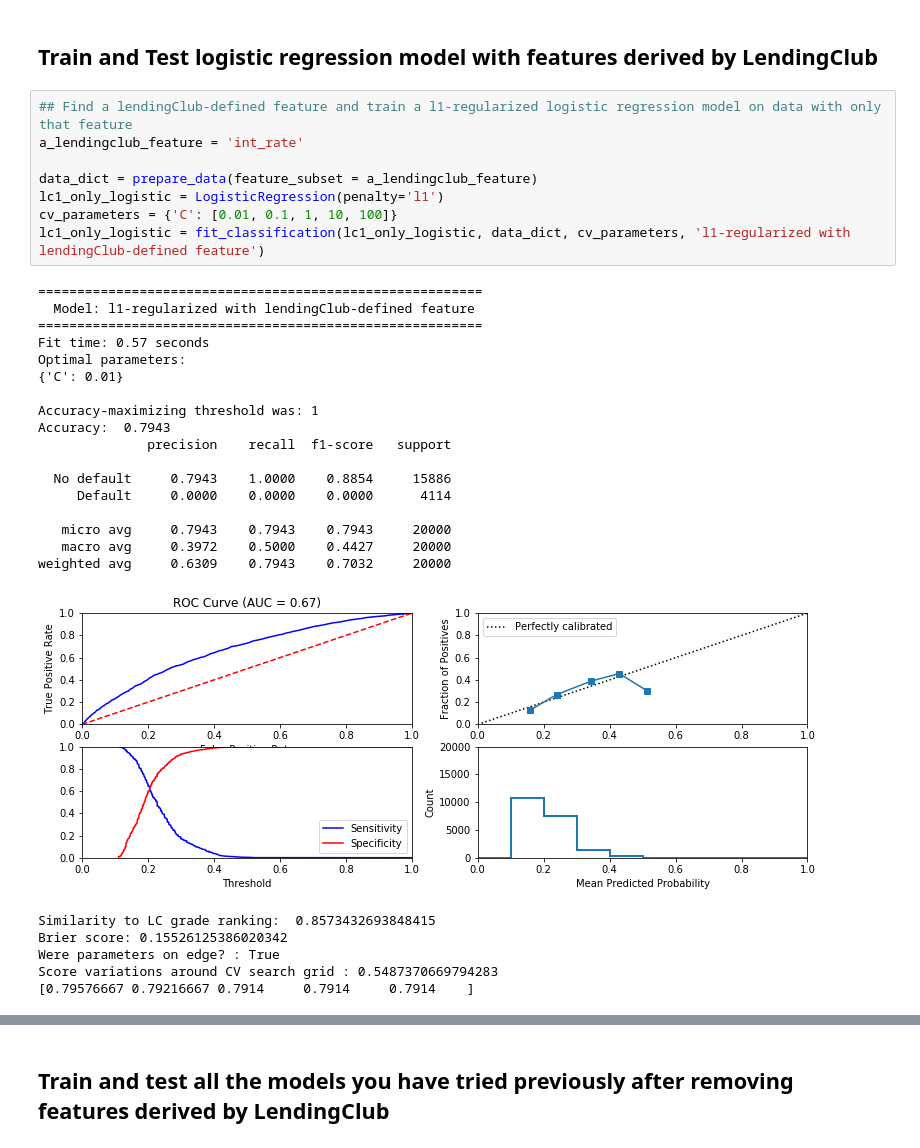
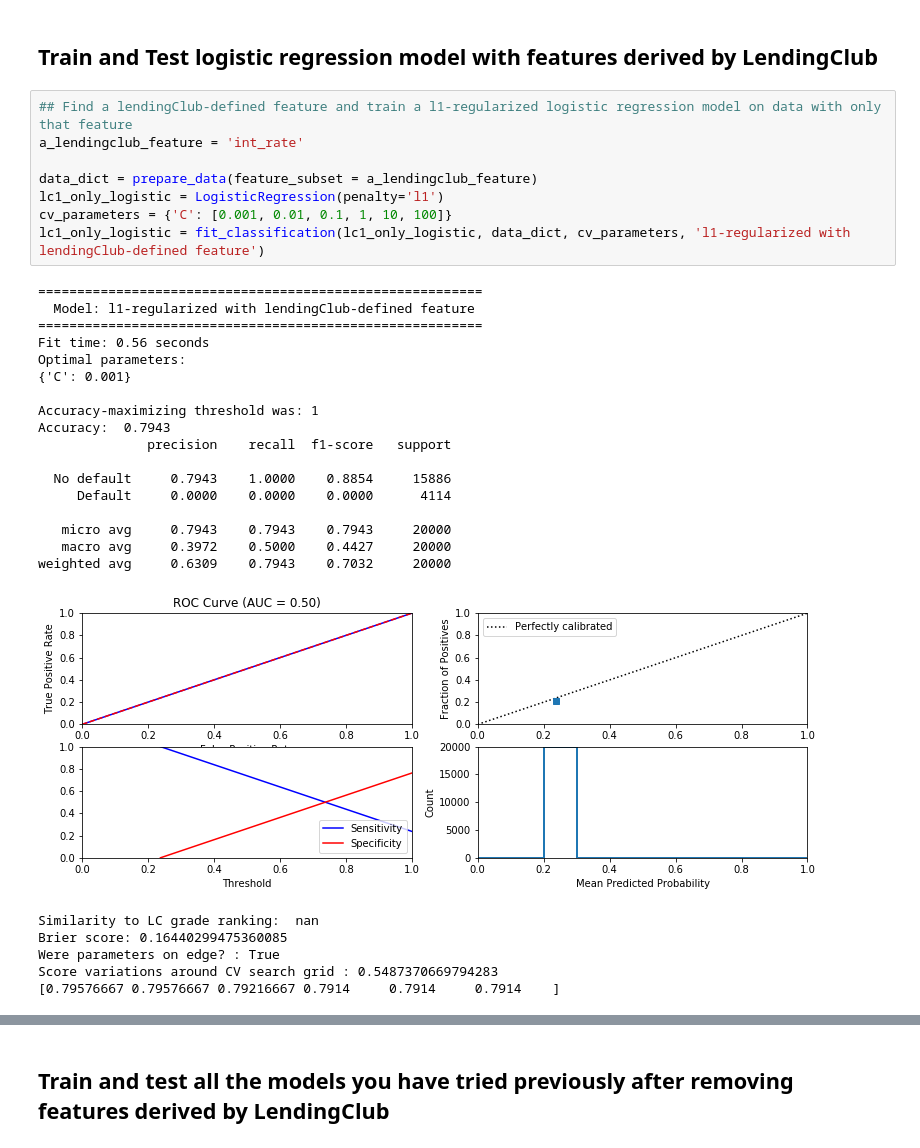
Before and after one commit to vickyzzn/LendingClubCase, a Jupyter notebook: CS-Phase 3.ipynb, the cells around one changed output, grey strips where cells are left out. Saved outputs shown, nothing was run; the diff lists cells and outputs as text.

```diff
--- a/CS-Phase 3.ipynb
+++ b/CS-Phase 3.ipynb
@@ -714,35 +714,35 @@ Score variations around CV search grid : 1.15737828657694
 # %%
 ## Find a lendingClub-defined feature and train a l1-regularized logistic regression model on data with only that feature
 a_lendingclub_feature = 'int_rate'
 
 data_dict = prepare_data(feature_subset = a_lendingclub_feature)
 lc1_only_logistic = LogisticRegression(penalty='l1')
-cv_parameters = {'C': [0.01, 0.1, 1, 10, 100]}
+cv_parameters = {'C': [0.001, 0.01, 0.1, 1, 10, 100]}
 lc1_only_logistic = fit_classification(lc1_only_logistic, data_dict, cv_parameters, 'l1-regularized with lendingClub-defined feature')
 # %% [output]
 =========================================================
   Model: l1-regularized with lendingClub-defined feature
 =========================================================
-Fit time: 0.57 seconds
+Fit time: 0.56 seconds
 Optimal parameters:
-{'C': 0.01}
+{'C': 0.001}
 
 Accuracy-maximizing threshold was: 1
 Accuracy:  0.7943
               precision    recall  f1-score   support
 
   No default     0.7943    1.0000    0.8854     15886
      Default     0.0000    0.0000    0.0000      4114
 
    micro avg     0.7943    0.7943    0.7943     20000
    macro avg     0.3972    0.5000    0.4427     20000
 weighted avg     0.6309    0.7943    0.7032     20000
-[figure, old version]
+[figure, new version]
-Similarity to LC grade ranking:  0.8573432693848415
-Brier score: 0.15526125386020342
+Similarity to LC grade ranking:  nan
+Brier score: 0.16440299475360085
 Were parameters on edge? : True
 Score variations around CV search grid : 0.5487370669794283
-[0.79576667 0.79216667 0.7914     0.7914     0.7914    ]
+[0.79576667 0.79576667 0.79216667 0.7914     0.7914     0.7914    ]
 # %%
 ## train a l2-regularized logistic regression model on data with only that feature
 lc2_only_logistic = LogisticRegression(penalty='l2')
```
Also changed, not shown: parts of 23 cells of this notebook.
